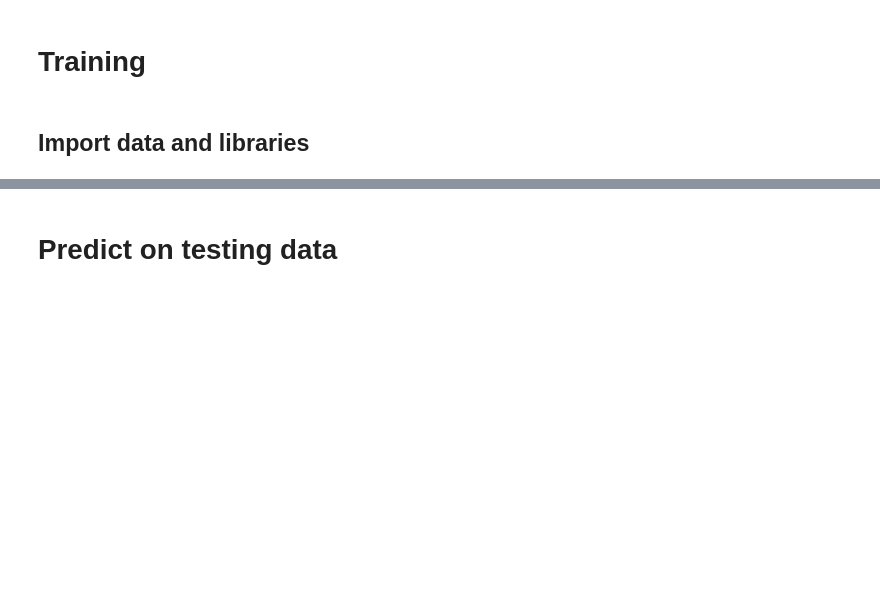
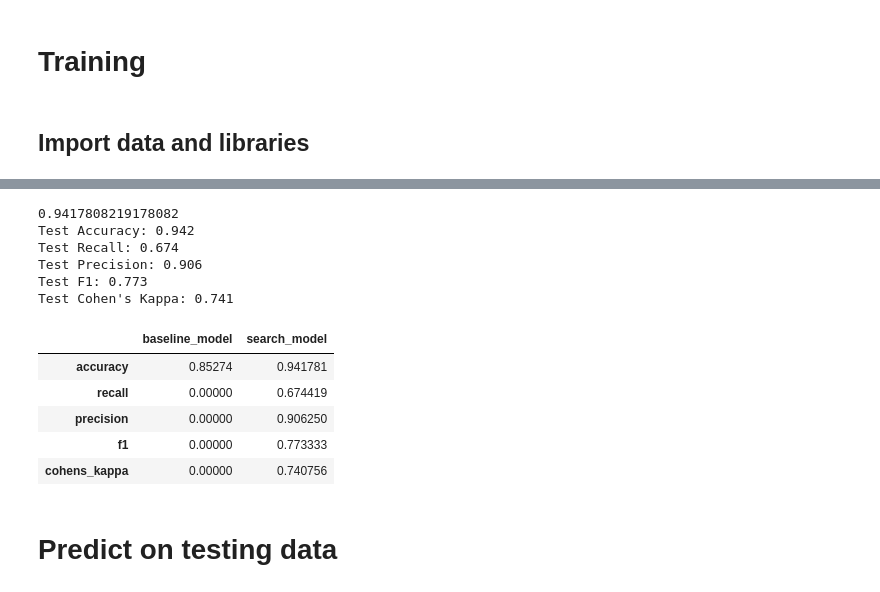
Before and after one commit to Cooljoe67/ML_DSAI, a Jupyter notebook: 7_classification_competition_sample_submission.ipynb, the cells around one changed output, grey strips where cells are left out. Drawn from its saved outputs; the diff is of its cells as text; code cells hidden in the pictures; blank space fills up the shorter version.

```diff
--- a/7_classification_competition_sample_submission.ipynb
+++ b/7_classification_competition_sample_submission.ipynb
@@ -46,3 +232,57 @@ assessment_df
+# %%
+# test accuracy
+test_pred = search_model.predict(X_test)
+test_acc = accuracy_score(y_test, test_pred)
+print(test_acc)
+
+# other metrics
+from sklearn.metrics import recall_score, precision_score, f1_score, cohen_kappa_score
+test_recall = recall_score(y_test, test_pred)
+test_precision = precision_score(y_test, test_pred)
+test_f1 = f1_score(y_test, test_pred)
+test_cohens_kappa= cohen_kappa_score(y_test, test_pred)
+print(f"Test Accuracy: {round(test_acc, 3)}\nTest Recall: {round(test_recall, 3)}\nTest Precision: {round(test_precision, 3)}\nTest F1: {round(test_f1, 3)}\nTest Cohen's Kappa: {round(test_cohens_kappa, 3)}")
+# %% [output]
+0.9417808219178082
+Test Accuracy: 0.942
+Test Recall: 0.674
+Test Precision: 0.906
+Test F1: 0.773
+Test Cohen's Kappa: 0.741
+# %%
+from sklearn.metrics import recall_score, precision_score, f1_score, cohen_kappa_score
+
+baseline_test_pred = baseline_model.predict(X_test)
+search_test_pred = search_model.predict(X_test)
+
+comparison_df = pd.DataFrame(
+    {
+        'baseline_model': [
+            accuracy_score(y_test, baseline_test_pred),
+            recall_score(y_test, baseline_test_pred),
+            precision_score(y_test, baseline_test_pred),
+            f1_score(y_test, baseline_test_pred),
+            cohen_kappa_score(y_test, baseline_test_pred),
+        ],
+        'search_model': [
+            accuracy_score(y_test, search_test_pred),
+            recall_score(y_test, search_test_pred),
+            precision_score(y_test, search_test_pred),
+            f1_score(y_test, search_test_pred),
+            cohen_kappa_score(y_test, search_test_pred),
+        ],
+    },
+    index=['accuracy', 'recall', 'precision', 'f1', 'cohens_kappa'],
+)
+
+comparison_df
+# %% [output]
+|  | baseline_model | search_model |
+| accuracy | 0.85274 | 0.941781 |
+| recall | 0.00000 | 0.674419 |
+| precision | 0.00000 | 0.906250 |
+| f1 | 0.00000 | 0.773333 |
+| cohens_kappa | 0.00000 | 0.740756 |
 # %% [markdown]
 # Predict on testing data
 # %% [markdown]
```
Also changed, not shown: parts of 18 cells of this notebook, 10 other files.
